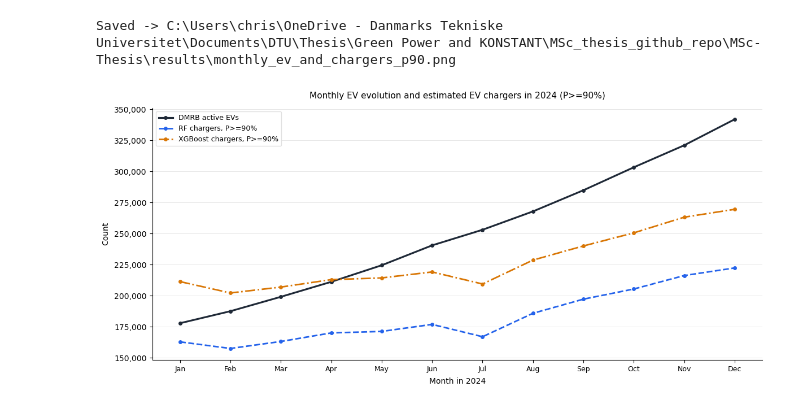
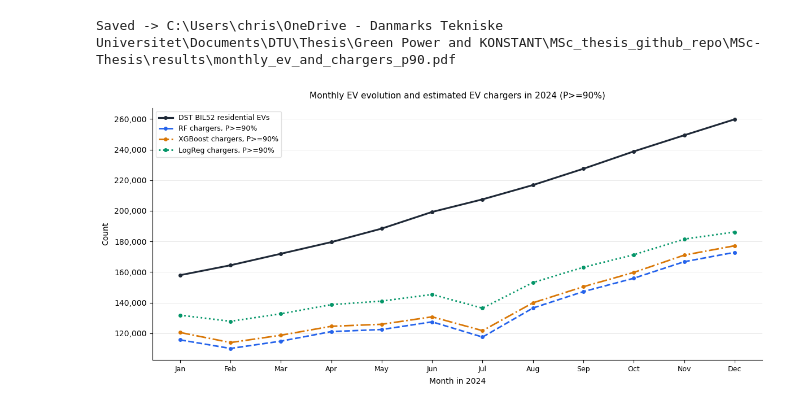
Before and after one commit to ChrisDoudesis/MSc-Thesis, a Jupyter notebook: src/EV_vs_EV_chargers_2024.ipynb, the cells around one changed output. Saved outputs shown, nothing was run; the diff lists cells and outputs as text; code cells hidden in the pictures.

Commit message:
EVs_vs_chargers_updates

```diff
--- a/src/EV_vs_EV_chargers_2024.ipynb
+++ b/src/EV_vs_EV_chargers_2024.ipynb
@@ -8,16 +8,19 @@ from pathlib import Path
 # %%
 base = Path(r"C:\Users\chris\OneDrive - Danmarks Tekniske Universitet\Documents\DTU\Thesis\Green Power and KONSTANT\MSc_thesis_github_repo\MSc-Thesis")
 
-input_path_rf = base / "data" / "rf_weekly_summary.parquet"
-input_path_xgb = base / "data" / "xgb_weekly_summary.parquet"
+input_path_rf = base / "data" / "RF_res_weekly_summary.parquet"
+input_path_xgb = base / "data" / "XGB_res_weekly_summary.parquet"
+input_path_lr = base / "data" / "LogReg_res_weekly_summary.parquet"
 input_path_EVs = base / "data" / "EVs_evolution_2024.csv"
 save_path_rf = base / "results"
 save_path_xgb = base / "results"
+save_path_lr = base / "results"
 save_path_EVs = base / "results"
 
 
 df_rf  = pl.scan_parquet(input_path_rf).collect(engine = "streaming")
 df_xgb = pl.scan_parquet(input_path_xgb).collect(engine = "streaming")
+df_lr = pl.scan_parquet(input_path_lr).collect(engine = "streaming")
 df_EVs = pl.read_csv(input_path_EVs, separator = ",", has_header = True, try_parse_dates = True)
 # %%
 # Change this value each time you want another charger probability threshold.
@@ -26,7 +29,7 @@ PROBABILITY_THRESHOLD = 0.90
 
 WEEK_COL = "week_id"
 EV_MONTH_COL = "month_start"
-EV_COUNT_COL = "n_active_EVs_DMRB"
+EV_COUNT_COL = "DST BIL52"   # residential EVs only (DST BIL52 filter)
 AVAILABLE_THRESHOLDS = [0.50, 0.70, 0.80, 0.90, 0.95, 0.99]
 
 
@@ -72,13 +75,14 @@ def build_monthly_ev_charger_plot_data(
     df_ev: pl.DataFrame,
     df_rf: pl.DataFrame,
     df_xgb: pl.DataFrame,
+    df_lr: pl.DataFrame,
     threshold: float,
 ) -> pl.DataFrame:
     ev_monthly = (
         df_ev
         .select(
             pl.col(EV_MONTH_COL).cast(pl.Date).alias("month_start"),
-            pl.col(EV_COUNT_COL).alias("DMRB_active_EVs"),
+            pl.col(EV_COUNT_COL).alias("DST_BIL52_EVs"),
         )
         .filter(pl.col("month_start").dt.year() == 2024)
         .sort("month_start")
@@ -86,11 +90,13 @@ def build_monthly_ev_charger_plot_data(
 
     rf_monthly = monthly_charger_average(df_rf, threshold, "RF")
     xgb_monthly = monthly_charger_average(df_xgb, threshold, "XGBoost")
+    lr_monthly = monthly_charger_average(df_lr, threshold, "LogReg")
 
     return (
         ev_monthly
         .join(rf_monthly, on="month_start", how="left")
         .join(xgb_monthly, on="month_start", how="left")
+        .join(lr_monthly, on="month_start", how="left")
         .sort("month_start")
     )
 
@@ -99,6 +105,7 @@ def plot_monthly_ev_and_chargers(
     df_ev: pl.DataFrame,
     df_rf: pl.DataFrame,
     df_xgb: pl.DataFrame,
+    df_lr: pl.DataFrame,
     threshold: float = PROBABILITY_THRESHOLD,
     save_path: str | Path | None = None,
     dpi: int = 200,
@@ -107,6 +114,7 @@ def plot_monthly_ev_and_chargers(
         df_ev=df_ev,
         df_rf=df_rf,
         df_xgb=df_xgb,
+        df_lr=df_lr,
         threshold=threshold,
     )
 
@@ -117,7 +125,7 @@ def plot_monthly_ev_and_chargers(
     fig, ax = plt.subplots(figsize=(12, 5.5))
 
     series = [
-        ("DMRB active EVs", "DMRB_active_EVs", "#1f2937", "-", 2.3),
+        ("DST BIL52 residential EVs", "DST_BIL52_EVs", "#1f2937", "-", 2.3),
         (
             f"RF chargers, P>={int(threshold * 100)}%",
             "RF_chargers",
@@ -130,6 +138,13 @@ def plot_monthly_ev_and_chargers(
             "XGBoost_chargers",
             "#d97706",
             "-.",
+            2.0,
+        ),
+        (
+            f"LogReg chargers, P>={int(threshold * 100)}%",
+            "LogReg_chargers",
+            "#059669",
+            ":",
             2.0,
         ),
     ]
@@ -186,14 +201,15 @@ def plot_monthly_ev_and_chargers(
 # %%
 fig = plot_monthly_ev_and_chargers(
     df_ev=df_EVs,
     df_rf=df_rf,
     df_xgb=df_xgb,
+    df_lr=df_lr,
     threshold=PROBABILITY_THRESHOLD,
-    save_path=save_path_EVs / f"monthly_ev_and_chargers_p{int(PROBABILITY_THRESHOLD * 100)}.png",
+    save_path=save_path_EVs / f"monthly_ev_and_chargers_p{int(PROBABILITY_THRESHOLD * 100)}.pdf",
     dpi=200,
 )
 
 plt.show()
 # %% [output]
-Saved -> C:\Users\chris\OneDrive - Danmarks Tekniske Universitet\Documents\DTU\Thesis\Green Power and KONSTANT\MSc_thesis_github_repo\MSc-Thesis\results\monthly_ev_and_chargers_p90.png
+Saved -> C:\Users\chris\OneDrive - Danmarks Tekniske Universitet\Documents\DTU\Thesis\Green Power and KONSTANT\MSc_thesis_github_repo\MSc-Thesis\results\monthly_ev_and_chargers_p90.pdf
-[figure, old version]
+[figure, new version]
```
